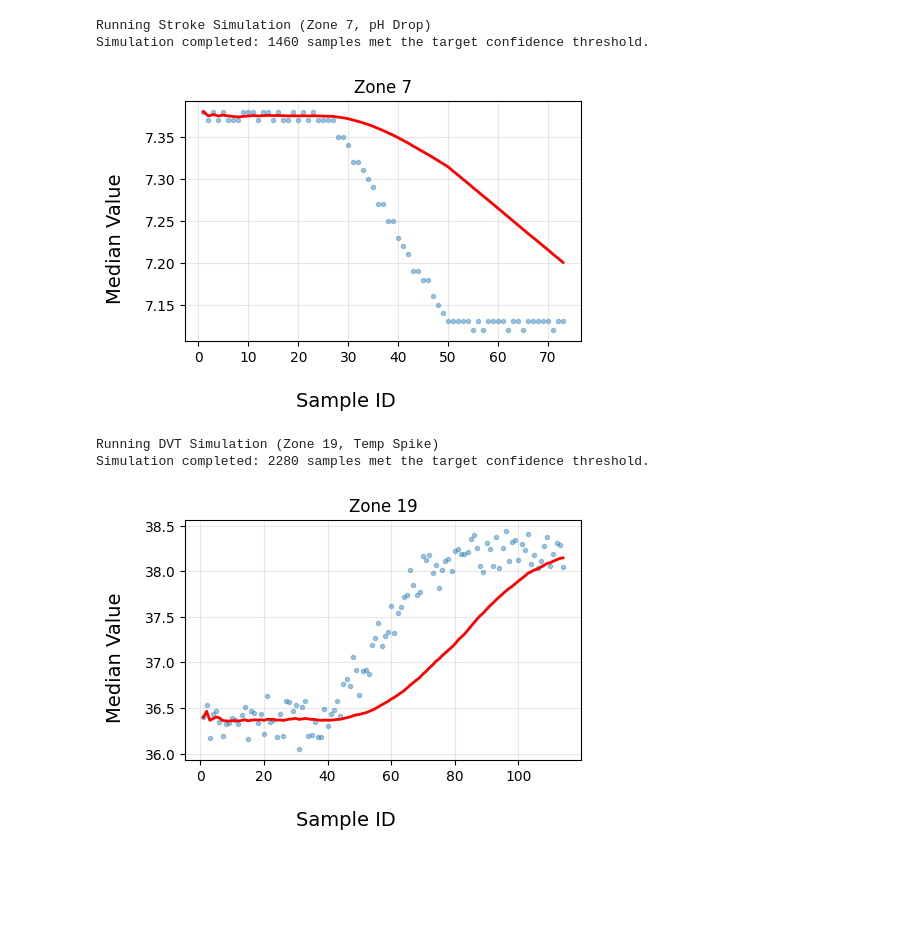
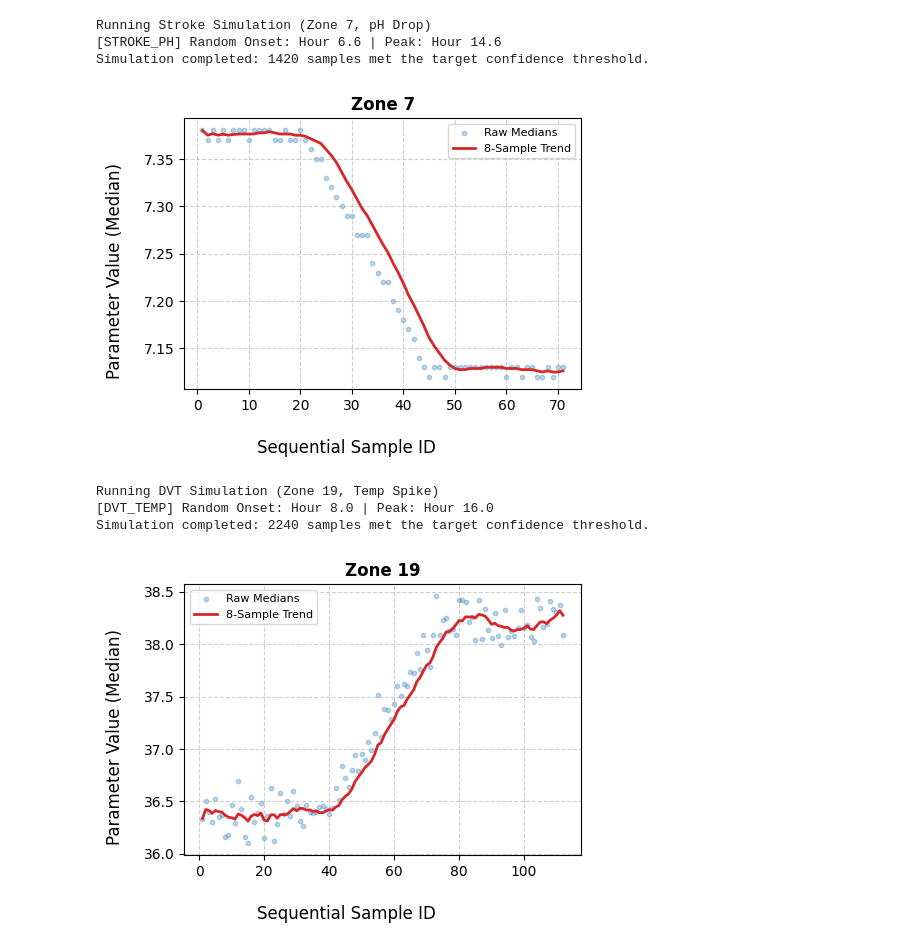
Before and after one commit to Volpi22/Sim_01_Toy_Tests, a Jupyter notebook: Tests.ipynb, the cells around one changed output. Cells and saved outputs as stored; diff of their text form; code cells hidden in the pictures; blank space fills up the shorter version.

```diff
--- a/Tests.ipynb
+++ b/Tests.ipynb
@@ -120,26 +94,29 @@ simulator = DiseaseSimulator()
 # %%
-# 1. Simulate Localized Brain Tissue Acidosis (Zone 7)
 print("Running Stroke Simulation (Zone 7, pH Drop)")
+simulator = DiseaseSimulator()
+
 final_report_stroke = simulator.run_single_disease(
     alpha=0.3,
     beta=0.1,
     disease_key='stroke_ph'
 )
 
 if final_report_stroke is not None and not final_report_stroke.empty:
     print(f"Simulation completed: {len(final_report_stroke)} samples met the target confidence threshold.")
 
-    # Plot the 5x4 grid. Look at Zone 7 to see the pH drop after Hour 8!
-    plot_zone_trends(final_report_stroke, target_zones=[7])
+    viz = SimulationVisualizer()
+    viz.plot_zone_trends(final_report_stroke, target_zones=[7])
 else:
     print("Simulation completed: No samples met the target confidence threshold.")
 # %% [output]
 Running Stroke Simulation (Zone 7, pH Drop)
-Simulation completed: 1460 samples met the target confidence threshold.
+[STROKE_PH] Random Onset: Hour 6.6 | Peak: Hour 14.6
+Simulation completed: 1420 samples met the target confidence threshold.
-[figure, old version]
+[figure, new version]
 # %%
-# 2. Simulate Deep Vein Thrombosis (Zone 19)
 print("Running DVT Simulation (Zone 19, Temp Spike)")
+simulator = DiseaseSimulator()
+
 final_report_dvt = simulator.run_single_disease(
     alpha=0.3,
     beta=0.01,
@@ -149,11 +126,13 @@ final_report_dvt = simulator.run_single_disease(
 if final_report_dvt is not None and not final_report_dvt.empty:
     print(f"Simulation completed: {len(final_report_dvt)} samples met the target confidence threshold.")
 
-    plot_zone_trends(final_report_dvt, target_zones=[19])
+    viz = SimulationVisualizer()
+    viz.plot_zone_trends(final_report_dvt, target_zones=[19])
 else:
     print("Simulation completed: No samples met the target confidence threshold.")
 # %% [output]
 Running DVT Simulation (Zone 19, Temp Spike)
-Simulation completed: 2280 samples met the target confidence threshold.
+[DVT_TEMP] Random Onset: Hour 8.0 | Peak: Hour 16.0
+Simulation completed: 2240 samples met the target confidence threshold.
-[figure, old version]
+[figure, new version]
 # %%
```
Also changed, not shown: parts of 12 cells of this notebook, 6 other files.
